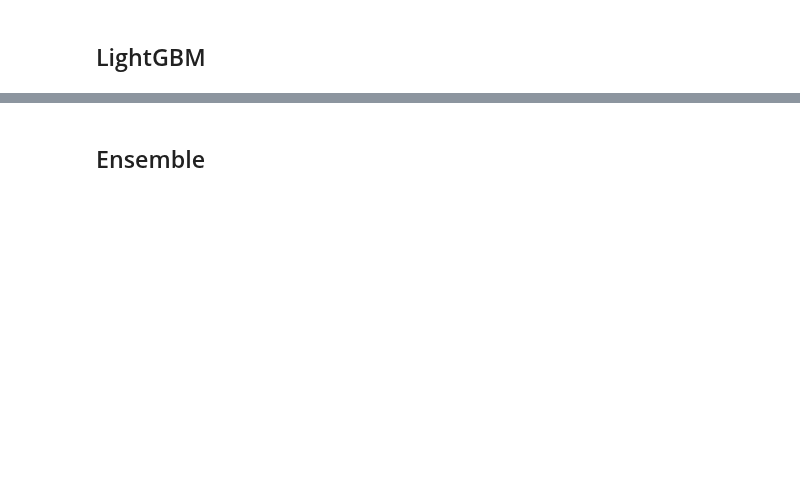
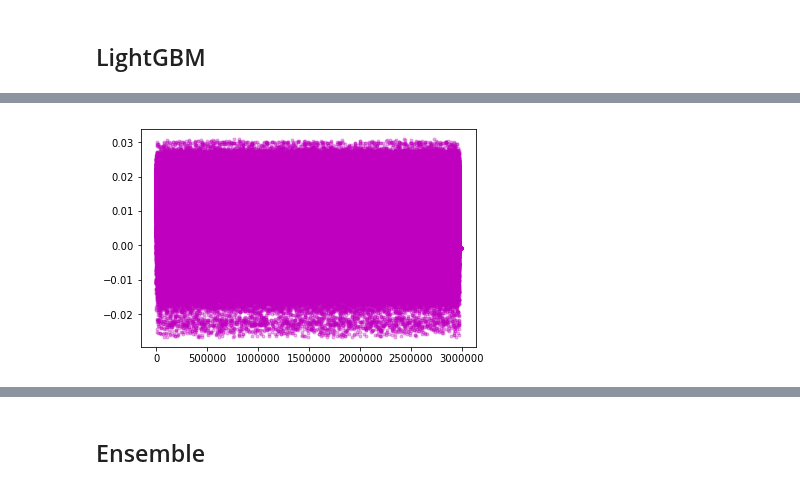
Before and after one commit to RedLiN5/ZillowPrice, a Jupyter notebook: Modeling.ipynb, the cells around one changed output, grey strips where cells are left out. Drawn from its saved outputs; the diff is of its cells as text; code cells hidden in the pictures; blank space fills up the shorter version.

```diff
--- a/Modeling.ipynb
+++ b/Modeling.ipynb
@@ -2,8 +2,13 @@
 import numpy as np
 import pandas as pd
 # %%
-x_train = pd.read_csv('x_train.csv')
-x_test = pd.read_csv('x_test.csv')
+x_train = pd.read_table('x_train.csv', index_col=0, header=0, sep=',').values
+x_test = pd.read_table('x_test.csv', index_col=0, header=0, sep=',')
+# %%
+data = pd.read_table('properties_2016.csv', header=0, index_col=None, sep=',')
+train = pd.read_table('train_2016.csv', sep=',')
+df_train = train.merge(data, how='left', on='parcelid')
+y_train = df_train['logerror']
 # %%
 # from hyperopt import fmin, tpe, hp, STATUS_OK, Trials
 from sklearn.model_selection import cross_val_score
@@ -197,31 +189,31 @@ d_valid = lgb.Dataset(xvalid, label=yvalid)
 # %%
 params = {}
 params['max_bin'] = 40
-params['learning_rate'] = 0.0005  # 0.06890525
+params['learning_rate'] = 0.00173
 params['boosting_type'] = 'gbdt'
 params['objective'] = 'regression'
 params['metric'] = 'l1'          # or 'mae'
 params['feature_fraction'] = 0.8
 params['sub_feature'] = 0.6      # feature_fraction
 params['bagging_freq'] = 50
-params['num_leaves'] = 100       # num_leaf
+params['num_leaves'] = 60       # num_leaf
 params['min_data'] = 400         # min_data_in_leaf
 params['min_hessian'] = 0.05
 
-# Score:0.06881544
-# learning_rate: 0.0005
+# Score:0.06862537
+# learning_rate: 0.00173
 # feature_fraction: 0.8
 # sub_feature:0.6
 # bagging_freq:50
-# num_leaves:100
+# num_leaves:60
 # min_data:400
 # %%
 best = 0.06890525
 watchlist = [d_valid]
-for lr in np.linspace(0.001, 0.002, 5):
+for lr in np.linspace(0.00169, 0.00173, 10):
     params['learning_rate'] = lr
     clf = lgb.train(params, d_train, 500, watchlist, verbose_eval=False)
-    yvalid_pred = clf.predict(x_valid)
-    mae = mean_absolute_error(y_pred=yvalid_pred, y_true=y_valid)
-    if mae < best:
-        print('Score:{0:.8f}, learning_rate:{1}'.format(mae, lr))
+    yvalid_pred = clf.predict(xvalid)
+    mae = mean_absolute_error(y_pred=yvalid_pred, y_true=yvalid)
+    if mae < 0.06863:
+        print('learning_rate:{0:.8f}, Score:{1:.8f}'.format(lr, mae))
@@ -234,3 +237,10 @@ for c in x_test.dtypes[x_test.dtypes == object].index.values:
 # %%
 clf.reset_parameter({"num_threads":2})
 p_test = clf.predict(x_test)
+# %%
+import matplotlib.pyplot as plt
+plt.close()
+plt.plot(range(len(p_test)), p_test, '.', color='m', alpha=0.3)
+plt.show()
+# %% [output]
+[figure, added]
```
Also changed, not shown: parts of 15 cells of this notebook.
